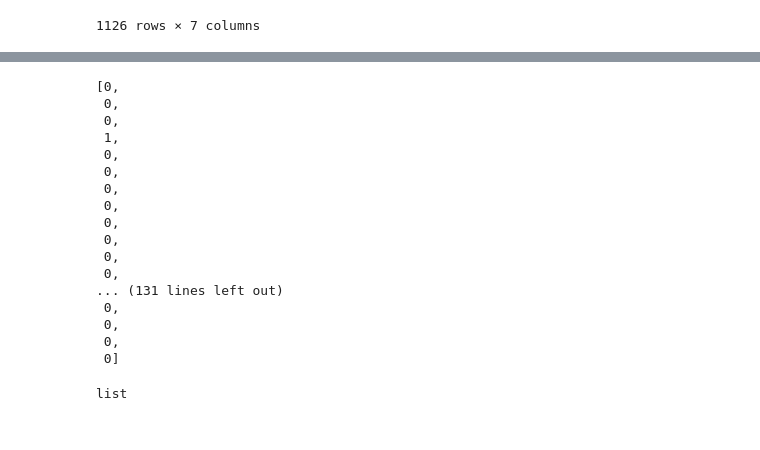
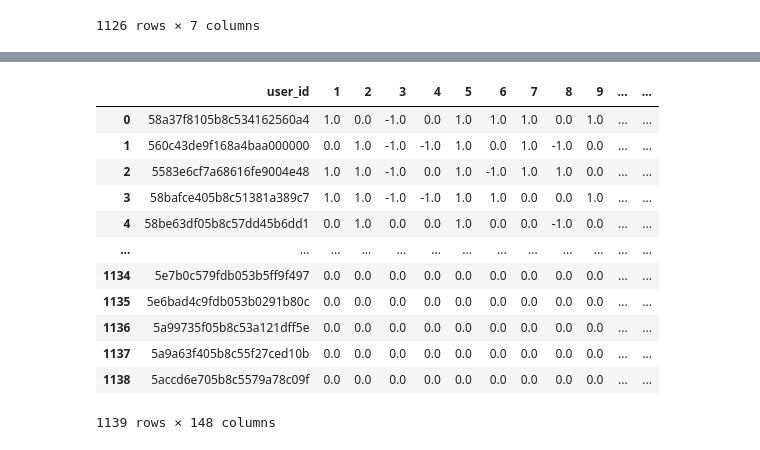
Before and after one commit to eeuslu/Coins-Group-Work, a Jupyter notebook: notebooks/dataExplorationJonas.ipynb, the cells around one changed output, grey strips where cells are left out. Drawn from its saved outputs; the diff is of its cells as text; code cells hidden in the pictures.

Commit message:
Update createImageRatings method and file_name fix for createImageDescription method

```diff
--- a/notebooks/dataExplorationJonas.ipynb
+++ b/notebooks/dataExplorationJonas.ipynb
@@ -275,20 +164,0 @@ ratings[3] = 1
-# %%
-ratings
-# %% [output]
-[0,
- 0,
- 0,
- 1,
- 0,
- 0,
- 0,
- 0,
- 0,
- 0,
- 0,
- 0,
-... (131 lines left out)
- 0,
- 0,
- 0,
- 0]
@@ -297,4 +165,17 @@ test = [[],[]]
-# %%
-type(test)
-# %% [output]
-list
+# %%
+dfImageRatings = coins.dfcreation.createImageRatings(df_images)
+dfImageRatings
+# %% [output]
+|  | user_id | 1 | 2 | 3 | 4 | 5 | 6 | 7 | 8 | 9 | ... | ... |
+| 0 | 58a37f8105b8c534162560a4 | 1.0 | 0.0 | -1.0 | 0.0 | 1.0 | 1.0 | 1.0 | 0.0 | 1.0 | ... | ... |
+| 1 | 560c43de9f168a4baa000000 | 0.0 | 1.0 | -1.0 | -1.0 | 1.0 | 0.0 | 1.0 | -1.0 | 0.0 | ... | ... |
+| 2 | 5583e6cf7a68616fe9004e48 | 1.0 | 1.0 | -1.0 | 0.0 | 1.0 | -1.0 | 1.0 | 1.0 | 0.0 | ... | ... |
+| 3 | 58bafce405b8c51381a389c7 | 1.0 | 1.0 | -1.0 | -1.0 | 1.0 | 1.0 | 0.0 | 0.0 | 1.0 | ... | ... |
+| 4 | 58be63df05b8c57dd45b6dd1 | 0.0 | 1.0 | 0.0 | 0.0 | 1.0 | 0.0 | 0.0 | -1.0 | 0.0 | ... | ... |
+| ... | ... | ... | ... | ... | ... | ... | ... | ... | ... | ... | ... | ... |
+| 1134 | 5e7b0c579fdb053b5ff9f497 | 0.0 | 0.0 | 0.0 | 0.0 | 0.0 | 0.0 | 0.0 | 0.0 | 0.0 | ... | ... |
+| 1135 | 5e6bad4c9fdb053b0291b80c | 0.0 | 0.0 | 0.0 | 0.0 | 0.0 | 0.0 | 0.0 | 0.0 | 0.0 | ... | ... |
+| 1136 | 5a99735f05b8c53a121dff5e | 0.0 | 0.0 | 0.0 | 0.0 | 0.0 | 0.0 | 0.0 | 0.0 | 0.0 | ... | ... |
+| 1137 | 5a9a63f405b8c55f27ced10b | 0.0 | 0.0 | 0.0 | 0.0 | 0.0 | 0.0 | 0.0 | 0.0 | 0.0 | ... | ... |
+| 1138 | 5accd6e705b8c5579a78c09f | 0.0 | 0.0 | 0.0 | 0.0 | 0.0 | 0.0 | 0.0 | 0.0 | 0.0 | ... | ... |
+1139 rows × 148 columns
```
Also changed, not shown: parts of 16 cells of this notebook, 1 other file.
